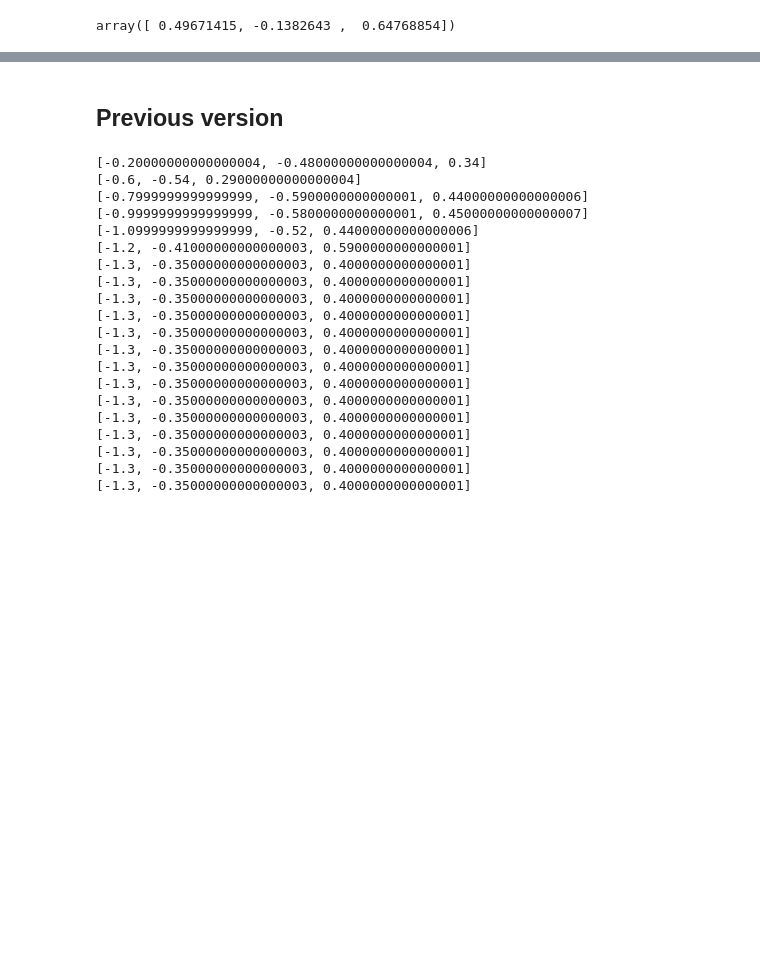
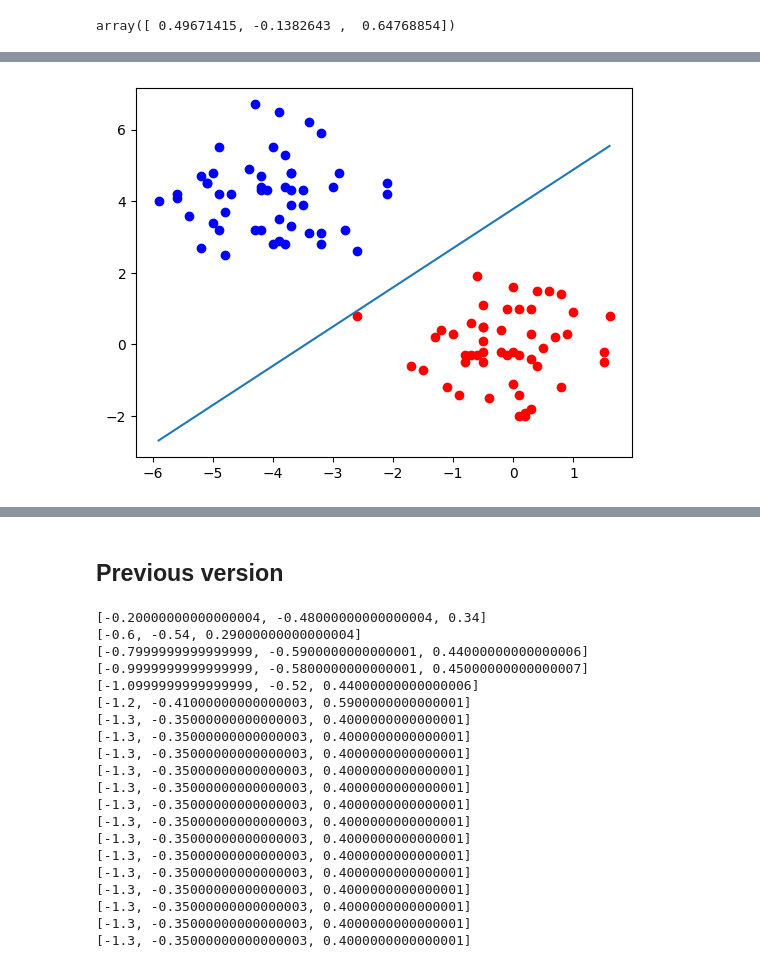
Before and after one commit to maksmanikowski/neural_networks, a Jupyter notebook: dl01_perceptron.ipynb, the cells around one changed output, grey strips where cells are left out. Saved outputs shown, nothing was run; the diff lists cells and outputs as text; code cells hidden in the pictures; blank space fills up the shorter version.

```diff
--- a/dl01_perceptron.ipynb
+++ b/dl01_perceptron.ipynb
@@ -150,4 +159,0 @@ Current bias weight is -0.003285850000000007
-# %%
-y_pred = np.dot(X_train[:5], weights[1:]) + bias * weights[0]
-for i in range(0, 5):
-    print(y_train[i], y_pred[i])
@@ -161,0 +160,18 @@ Let's try to implement the activation function now
+# %%
+weights = np.array([ 0.49671415, -0.1382643 ,  0.64768854])
+epochs = 10
+
+for e in range(0, epochs):
+    for i in range(0, X_train.shape[0]):
+        #print(f'Feature vector is {X_train[i]} and the label {y_train[i]}')
+        # make prediction
+        z = np.dot(X_train[i], weights[1:]) + weights[0] * bias
+        pred = heaviside(z)
+        #print(f'Dot product = {z:.2f}, so the prediction is = {pred:.1f}')
+        # update weights
+        #print(f'Previous bias weight was {weights[0]}')
+        #print(f'Previous feature weights were {weights[1:]}\n LEARNING . . .')
+        weights[0] += 0.1 * (y_train[i] - pred)
+        weights[1:] += 0.1 * (y_train[i] - pred) * X_train[i]
+        #print(f'Current bias weight is {weights[0]}')
+        #print(f'Current feature weights are {weights[1:]}\n END OF ITERATION\n')
@@ -161,0 +200,13 @@ Let's try to implement the activation function now
+# %%
+x1 = np.linspace(min(X_train[:, 0]), max(X_train[:, 0]), 10)
+# 0 = X_train[:,0]*weights[1] + X_train[:, 1]*weights[2] + weights[0] - this is the boundary
+# X_train[:, 1]*weights[2] = - X_train[:,0]*weights[1] - weights[0]
+a = - weights[1] / weights[2]
+c = - weights[0] / weights[2]
+x2 = a*x1 + c
+plt.plot(x1, x2)
+plt.scatter(X_train[:50, 0], X_train[:50, 1], color='red')
+plt.scatter(X_train[50:, 0], X_train[50:, 1], color='blue')
+plt.show()
+# %% [output]
+[figure, added]
```
Also changed, not shown: parts of 23 cells of this notebook.
